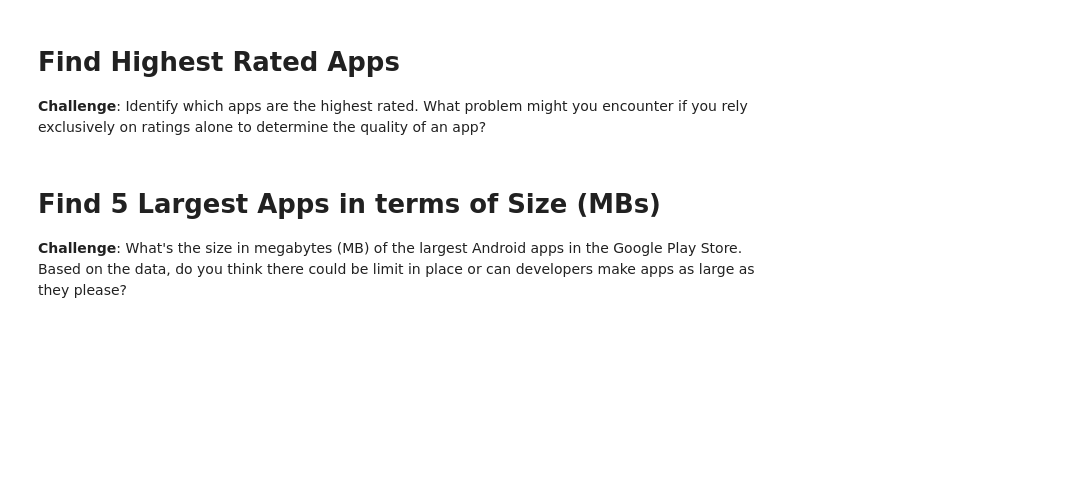
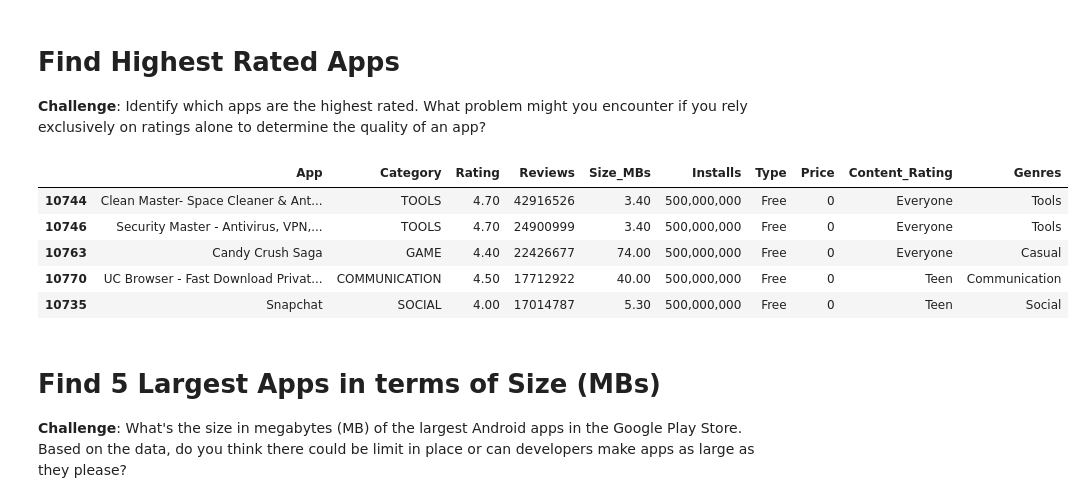
Before and after one commit to erfaw/elasti_py, a Jupyter notebook: Day076-erf/Google Play Store App Analytics (start).ipynb, the cells around one changed output. Drawn from its saved outputs; the diff is of its cells as text; code cells hidden in the pictures; blank space fills up the shorter version.

```diff
--- a/Day076-erf/Google Play Store App Analytics (start).ipynb
+++ b/Day076-erf/Google Play Store App Analytics (start).ipynb
@@ -143,6 +144,15 @@ See the caveats in the documentation: https://pandas.pydata.org/pandas-docs/stab
 # Find Highest Rated Apps
 
 **Challenge**: Identify which apps are the highest rated. What problem might you encounter if you rely exclusively on ratings alone to determine the quality of an app?
+# %%
+df_apps_cleaned.sort_values(['Installs', 'Reviews', 'Rating'], ascending= False).head(5)
+# %% [output]
+|  | App | Category | Rating | Reviews | Size_MBs | Installs | Type | Price | Content_Rating | Genres |
+| 10744 | Clean Master- Space Cleaner & Ant... | TOOLS | 4.70 | 42916526 | 3.40 | 500,000,000 | Free | 0 | Everyone | Tools |
+| 10746 | Security Master - Antivirus, VPN,... | TOOLS | 4.70 | 24900999 | 3.40 | 500,000,000 | Free | 0 | Everyone | Tools |
+| 10763 | Candy Crush Saga | GAME | 4.40 | 22426677 | 74.00 | 500,000,000 | Free | 0 | Everyone | Casual |
+| 10770 | UC Browser - Fast Download Privat... | COMMUNICATION | 4.50 | 17712922 | 40.00 | 500,000,000 | Free | 0 | Teen | Communication |
+| 10735 | Snapchat | SOCIAL | 4.00 | 17014787 | 5.30 | 500,000,000 | Free | 0 | Teen | Social |
 # %% [markdown]
 # Find 5 Largest Apps in terms of Size (MBs)
 
```
Also changed, not shown: parts of 6 cells of this notebook.
